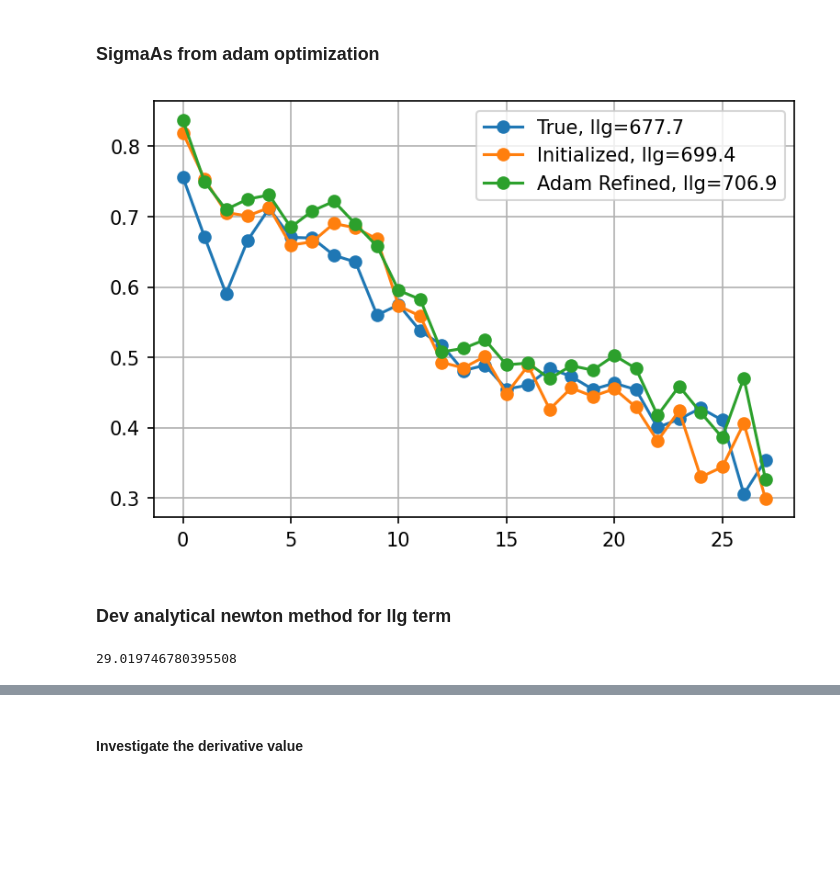
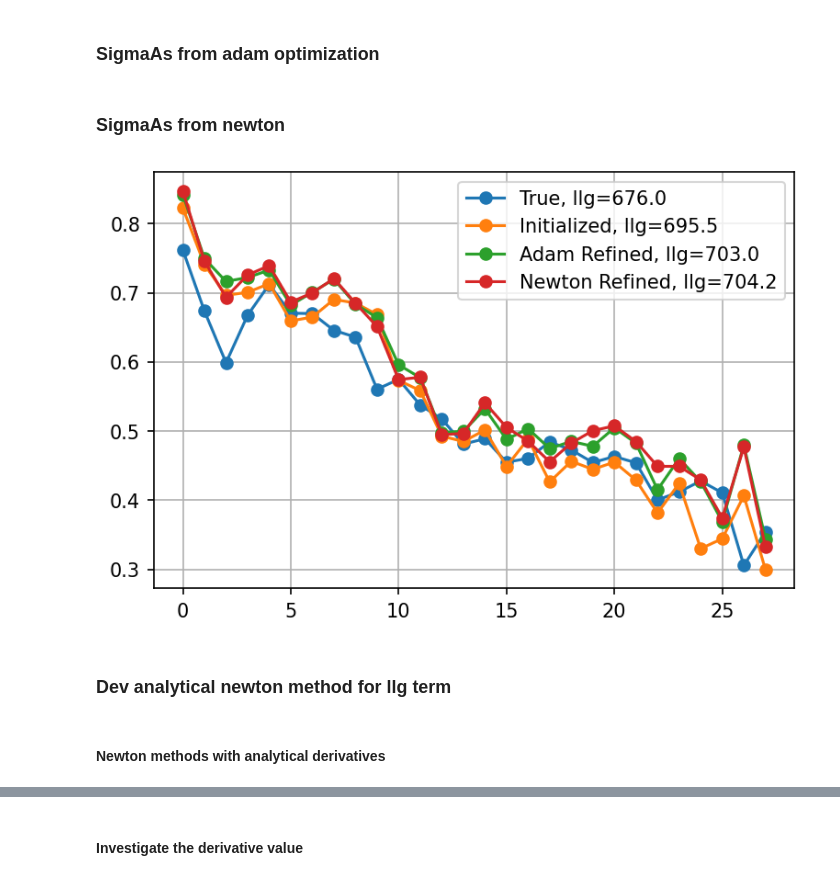
Before and after one commit to alisiafadini/ROCKET, a Jupyter notebook: notebooks/Mar242024_SigmaA_AnalyticalRefinement.ipynb, the cells around one changed output, grey strips where cells are left out. Saved outputs shown, nothing was run; the diff lists cells and outputs as text; code cells hidden in the pictures; blank space fills up the shorter version.

```diff
--- a/notebooks/Mar242024_SigmaA_AnalyticalRefinement.ipynb
+++ b/notebooks/Mar242024_SigmaA_AnalyticalRefinement.ipynb
@@ -69,13 +69,5 @@ llgloss_init = llgloss.forward(None).item()
 llgloss.refine_sigmaA_adam(Ecalc, sub_ratio=0.95)
 sigmaA_refined = [a.item() for a in llgloss.sigmaAs]
 llgloss_refined = llgloss.forward(None).item()
-# %%
-plt.figure(dpi=150)
-plt.plot(sigmas, "o-", label=f'True, llg={llgloss_true:.1f}')
-plt.plot(sigmaA_init, "o-", label=f'Initialized, llg={llgloss_init:.1f}')
-plt.plot(sigmaA_refined, "o-", label=f'Adam Refined, llg={llgloss_refined:.1f}')
-plt.legend()
-plt.grid(visible="both")
-plt.show()
-# %% [output]
-[figure, removed]
+# %% [markdown]
+### SigmaAs from newton
@@ -82,3 +76,17 @@ plt.show()
+# %%
+sigmaA_newton = [a.item() for a in llgloss.sigmaAs]
+llgloss_newton = llgloss.forward(None).item()
+# %%
+plt.figure(dpi=150)
+plt.plot(sigmaAs_true, "o-", label=f'True, llg={llgloss_true:.1f}')
+plt.plot(sigmaA_init, "o-", label=f'Initialized, llg={llgloss_init:.1f}')
+plt.plot(sigmaA_refined, "o-", label=f'Adam Refined, llg={llgloss_refined:.1f}')
+plt.plot(sigmaA_newton, "o-", label=f'Newton Refined, llg={llgloss_newton:.1f}')
+plt.legend()
+plt.grid(visible="both")
+plt.show()
+# %% [output]
+[figure, added]
 # %% [markdown]
 ### Dev analytical newton method for llg term
 # %%
@@ -106,3 +142,5 @@ def llgItot_seconddev(sigmaA, dobs, Eeff, Ec, centric_tensor):
+# %% [markdown]
+#### Newton methods with analytical derivatives
 # %%
 free_set = (llgloss.sfc.free_flag) & (~llgloss.sfc.Outlier)
 # %%
@@ -152,5 +177 @@ for sA in np.linspace(0.0015, 0.99, 50):
-# %%
-l_init
-# %% [output]
-29.019746780395508
 # %%
```
Also changed, not shown: parts of 20 cells of this notebook.
